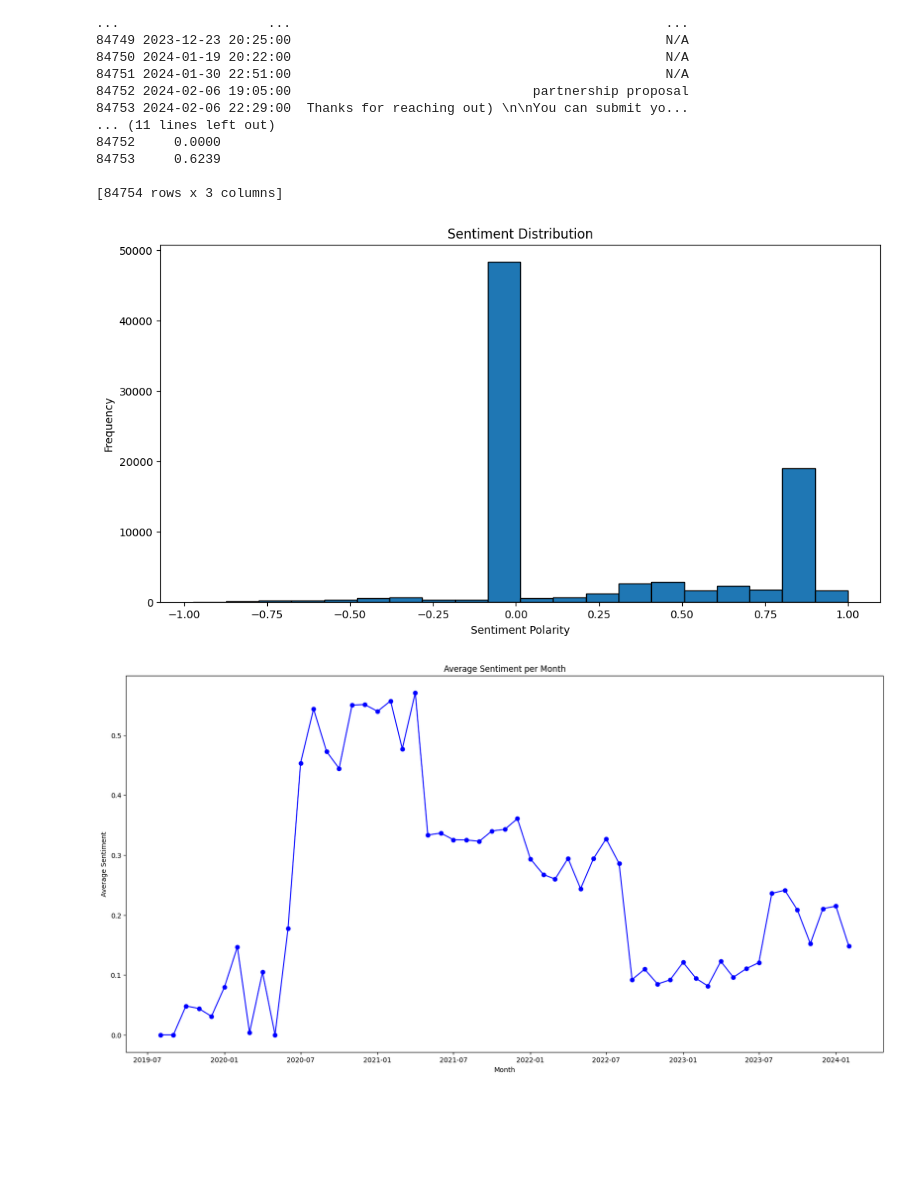
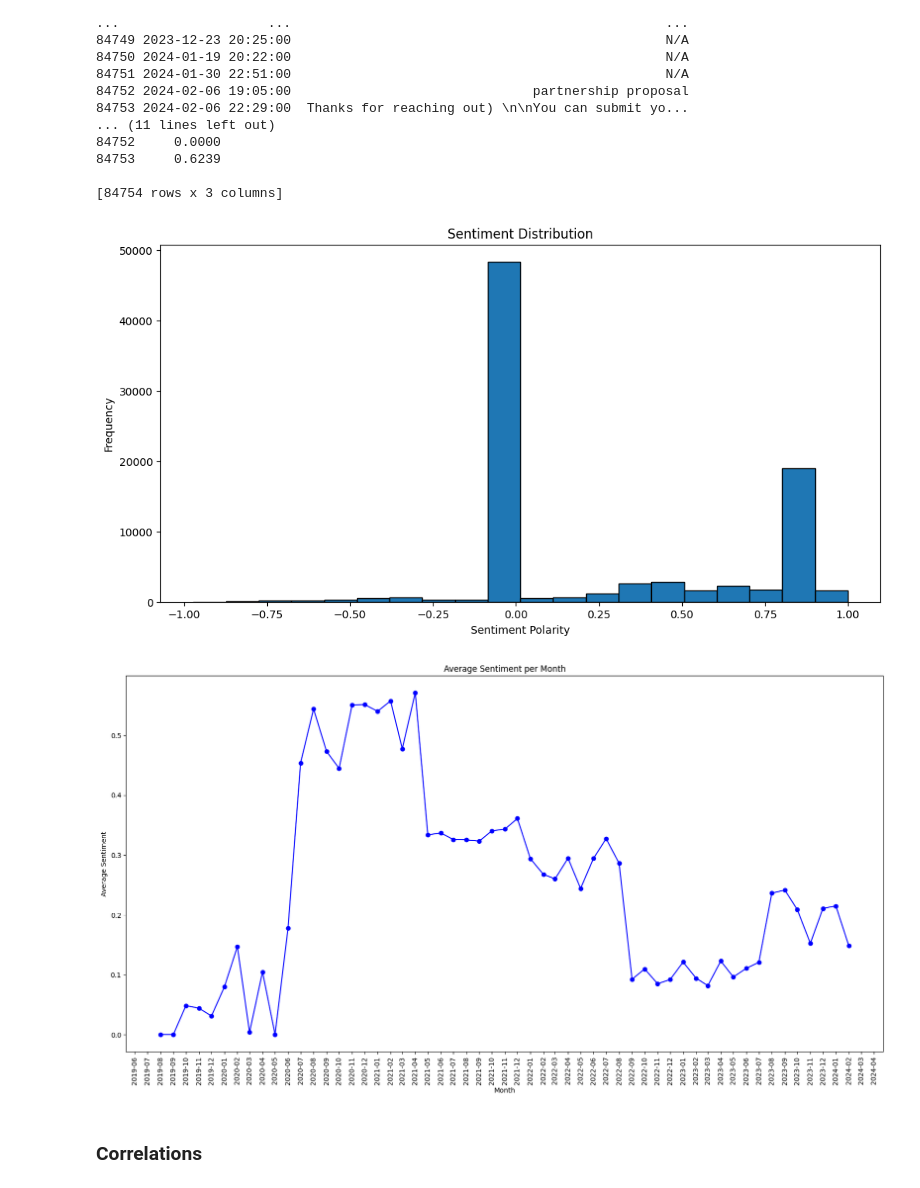
Before and after one commit to hugomoura10/discord_analysis_ocean, a Jupyter notebook: main.ipynb, the cells around one changed output. Cells and saved outputs as stored; diff of their text form; code cells hidden in the pictures; blank space fills up the shorter version.

```diff
--- a/main.ipynb
+++ b/main.ipynb
@@ -128,7 +146,7 @@ print(df[['Date', 'Content', 'sentiment']])
 [84754 rows x 3 columns]
 # %%
 # Assuming you have loaded your DataFrame df
-
+df = pd.read_csv('Datasets/Ocean Discord Data Challenge Dataset.csv')
 # Convert 'Date' column to datetime format
 df['Date'] = pd.to_datetime(df['Date'], format='%m/%d/%Y %I:%M %p')
 
@@ -140,35 +158,41 @@ df['Content'].fillna('N/A', inplace=True)
 
 # Create a SentimentIntensityAnalyzer object
 sid = SentimentIntensityAnalyzer()
 
 # Apply sentiment analysis to 'Content' column
 df['sentiment'] = df['Content'].apply(lambda text: sid.polarity_scores(text)['compound'])
 
 # Resample data to monthly frequency and calculate average sentiment
 monthly_sentiment = df.resample('MS')['sentiment'].agg(['mean', 'count'])
 
 # Save to CSV file
 monthly_sentiment.to_csv('Datasets/Monthly_Sentiment.csv')
 
 # Plot histogram of sentiment scores per month
 plt.figure(figsize=(12, 6))
 plt.hist(df['sentiment'], bins=20, edgecolor='black')
 plt.title('Sentiment Distribution')
 plt.xlabel('Sentiment Polarity')
 plt.ylabel('Frequency')
 
 # Plot average sentiment per month
 plt.figure(figsize=(20, 10))
 plt.plot(monthly_sentiment.index, monthly_sentiment['mean'], marker='o', linestyle='-', color='b')
+
+# Customize the x-axis ticks to show every month
+locator = MonthLocator(interval=1)
+plt.gca().xaxis.set_major_locator(locator)
+
 plt.title('Average Sentiment per Month')
 plt.xlabel('Month')
 plt.ylabel('Average Sentiment')
+plt.xticks(rotation='vertical')
 
-# Show the plots
+# Show the plot
 plt.show()
 # %% [output]
 [figure]
-[figure, old version]
+[figure, new version]
 # %%
 # Specify the path to the folder containing CSV files
 folder_path = 'Channels'
@@ -229,3 +253,5 @@ for filename in os.listdir(folder_path):
         output_path_avg = os.path.join(output_folder, f'{filename}_average_sentiment.png')
         plt.savefig(output_path_avg)
         plt.close()
+# %% [markdown]
+### Correlations
```
Also changed, not shown: parts of 7 cells of this notebook, 47 other files.
